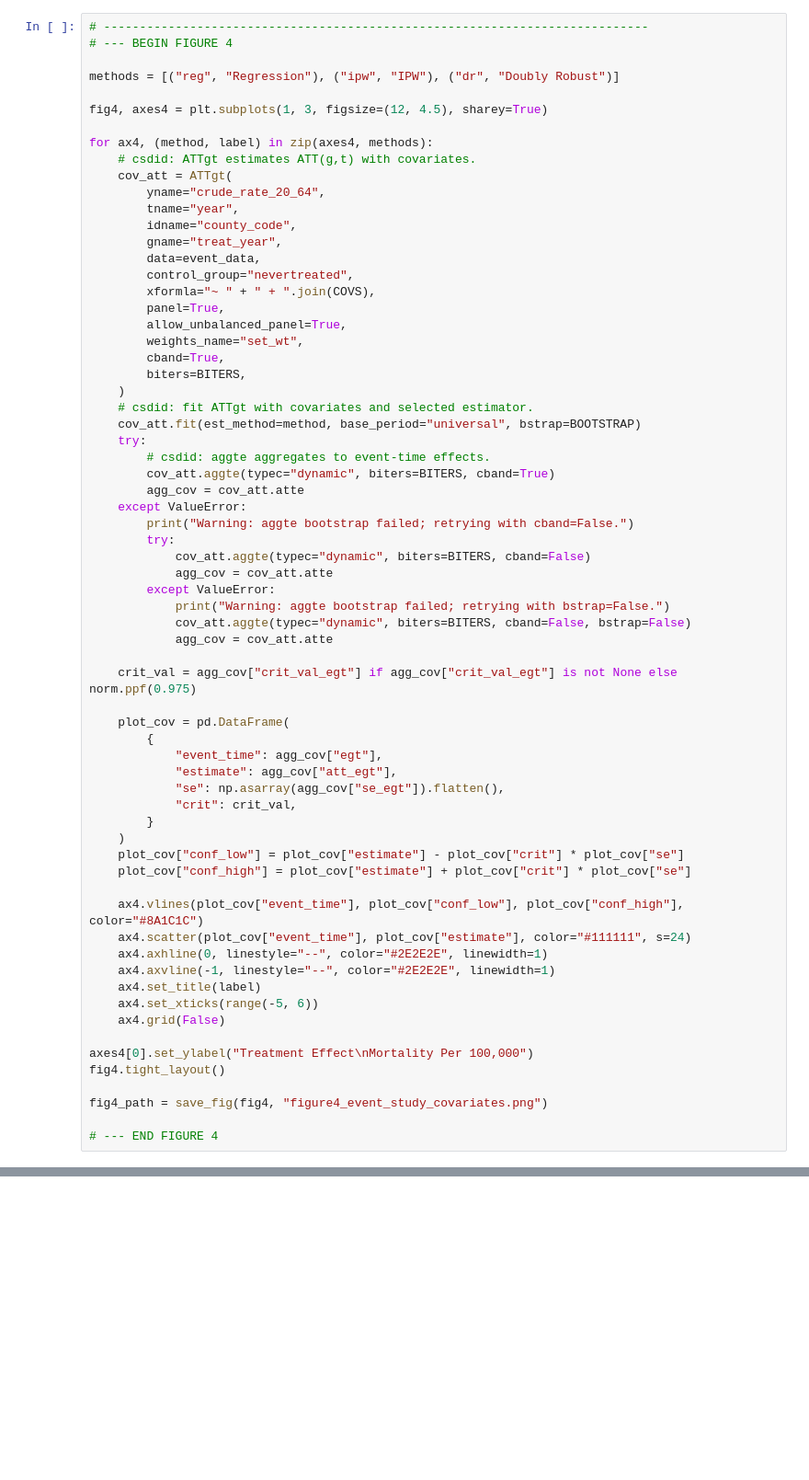
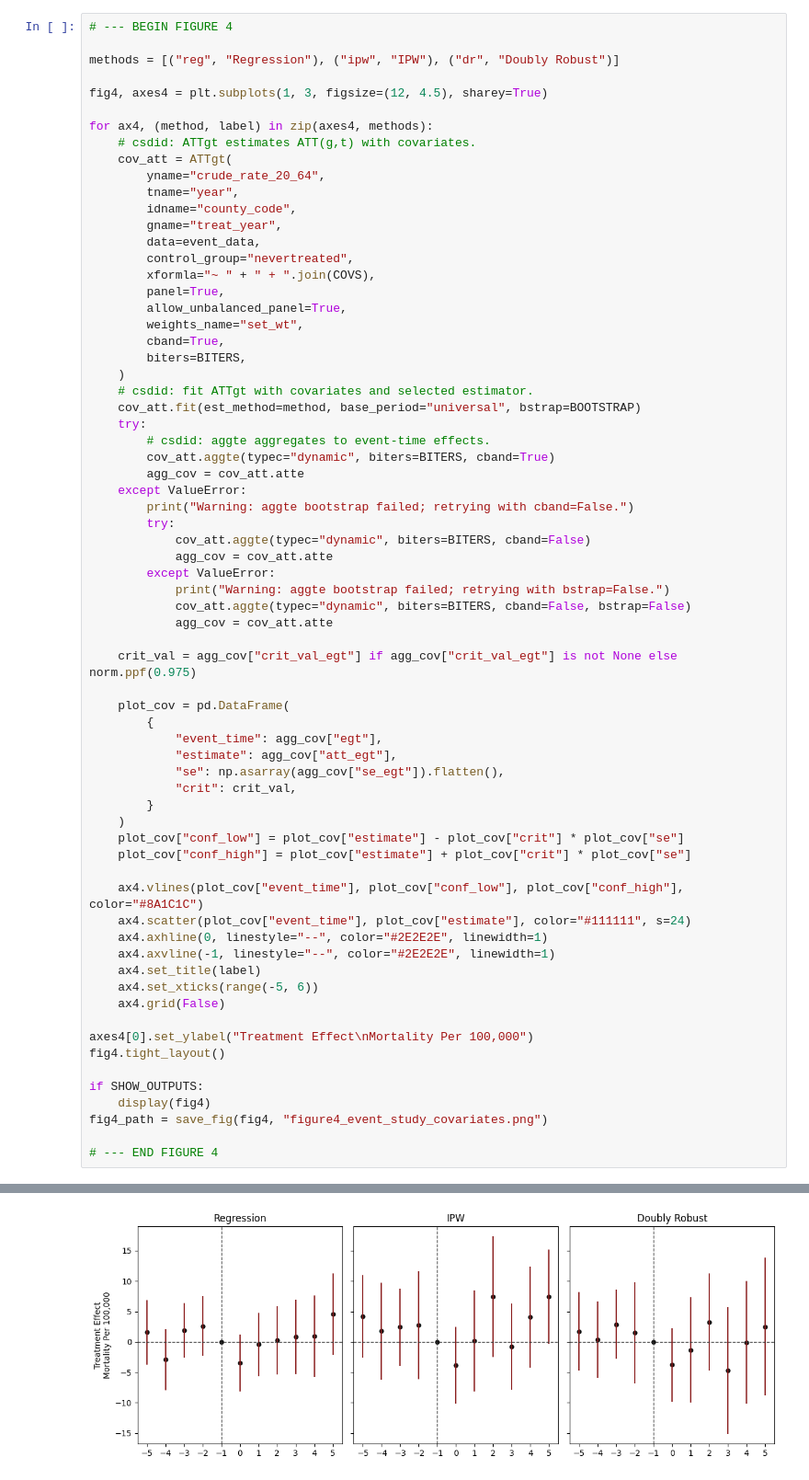
Before and after one commit to gsaco/replication-csdid, a Jupyter notebook: python_replication_jupytext.ipynb, the cells around one changed output, grey strips where cells are left out. Shown at 92% size. Drawn from its saved outputs; the diff is of its cells as text; blank space fills up the shorter version.

```diff
--- a/python_replication_jupytext.ipynb
+++ b/python_replication_jupytext.ipynb
@@ -870,5 +967,4 @@ fig3_path = save_fig(fig3, "figure3_event_study.png")
 # %%
-# ----------------------------------------------------------------------------
 # --- BEGIN FIGURE 4
 
 methods = [("reg", "Regression"), ("ipw", "IPW"), ("dr", "Doubly Robust")]
@@ -931,6 +1027,9 @@ for ax4, (method, label) in zip(axes4, methods):
 axes4[0].set_ylabel("Treatment Effect\nMortality Per 100,000")
 fig4.tight_layout()
 
+if SHOW_OUTPUTS:
+    display(fig4)
 fig4_path = save_fig(fig4, "figure4_event_study_covariates.png")
 
 # --- END FIGURE 4
+# %% [output]
@@ -936,0 +1053 @@ fig4_path = save_fig(fig4, "figure4_event_study_covariates.png")
+[figure, added]
```
Also changed, not shown: parts of 62 cells of this notebook, 15 other files.
